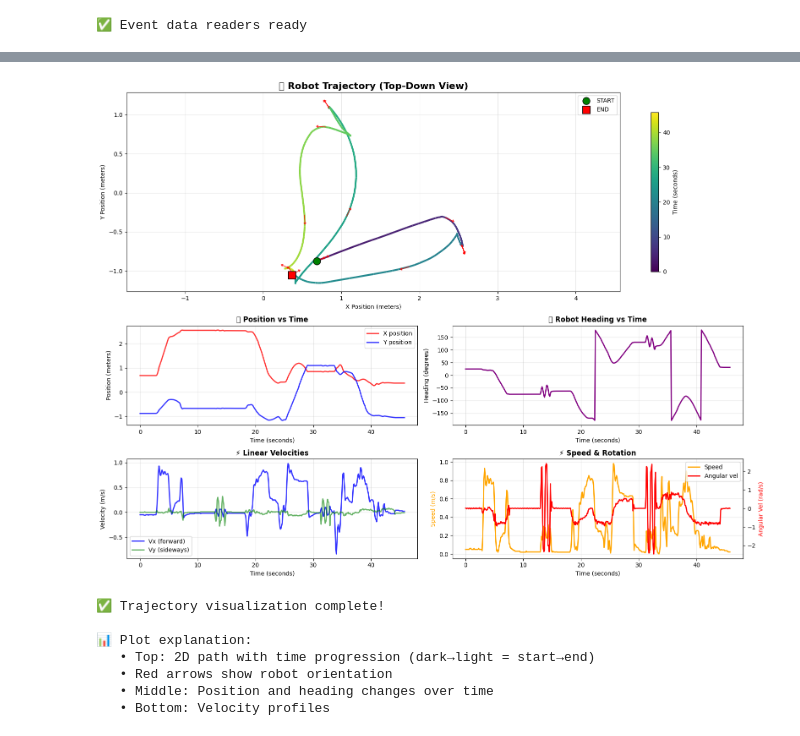
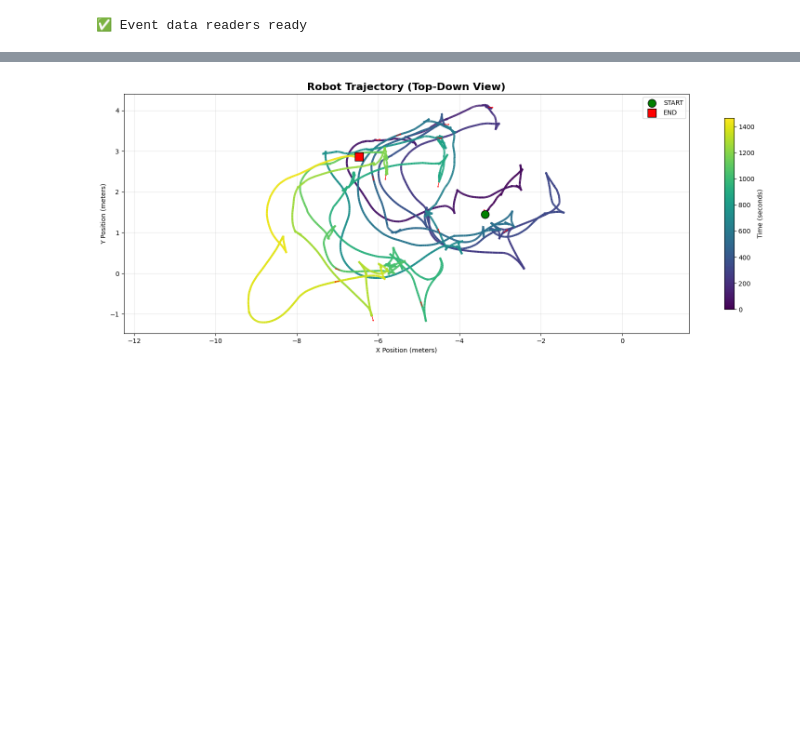
Before and after one commit to frovaaa/hogwarts, a Jupyter notebook: ros-server/simple_analysis.ipynb, the cells around one changed output, grey strips where cells are left out. Saved outputs shown, nothing was run; the diff lists cells and outputs as text; code cells hidden in the pictures; blank space fills up the shorter version.

Commit message:
Cleaned plots; Increased max points to remove any downsample, still editable

```diff
--- a/ros-server/simple_analysis.ipynb
+++ b/ros-server/simple_analysis.ipynb
@@ -40,7 +39,8 @@ print("🤖 Ready for odometry analysis!")
 🤖 Ready for odometry analysis!
 # %%
 # Configuration - Update your bag file path
-BAG_FILE = "/home/davide/hogwarts/ros-server/experiment_bags/test_08_2025-09-09T18-57-41-386Z/"
+# BAG_FILE = "experiment_bags/exp_pregassona_1_2025-09-13T07-16-09-907Z"
+BAG_FILE = "experiment_bags/exp_pregassona_2_2025-09-13T07-36-14-321Z"
 
 # Verify bag exists
 if os.path.exists(BAG_FILE):
@@ -452,94 +544,36 @@ if 'df' in locals() and not df.empty:
     # Add orientation arrows
     N = max(1, len(df) // 15)
     for i in range(0, len(df), N):
         robot_x = df['x'].iloc[i]
         robot_y = df['y'].iloc[i]
         robot_yaw = df['yaw'].iloc[i]
 
         arrow_length = 0.1
         dx = arrow_length * np.cos(robot_yaw)
         dy = arrow_length * np.sin(robot_yaw)
 
         ax1.arrow(robot_x, robot_y, dx, dy,
                  head_width=0.03, head_length=0.02,
                  fc='red', ec='red', alpha=0.7, zorder=5)
 
-    ax1.set_title('🗺️ Robot Trajectory (Top-Down View)', fontsize=16, fontweight='bold')
+    ax1.set_title('Robot Trajectory (Top-Down View)', fontsize=16, fontweight='bold')
     ax1.set_xlabel('X Position (meters)')
     ax1.set_ylabel('Y Position (meters)')
     ax1.grid(True, alpha=0.3)
     ax1.legend()
     ax1.axis('equal')
 
     # Colorbar
     cbar = plt.colorbar(line, ax=ax1, shrink=0.8)
     cbar.set_label('Time (seconds)', fontsize=10)
 
-    # 2. Position vs Time
-    ax2 = fig.add_subplot(gs[1, 0])
-    ax2.plot(df['time_rel'], df['x'], 'r-', linewidth=2, label='X position', alpha=0.8)
-    ax2.plot(df['time_rel'], df['y'], 'b-', linewidth=2, label='Y position', alpha=0.8)
-    ax2.set_title('📍 Position vs Time', fontweight='bold')
-    ax2.set_xlabel('Time (seconds)')
-    ax2.set_ylabel('Position (meters)')
-    ax2.legend()
-    ax2.grid(True, alpha=0.3)
-
-    # 3. Heading vs Time
-    ax3 = fig.add_subplot(gs[1, 1])
-    ax3.plot(df['time_rel'], df['yaw_deg'], 'purple', linewidth=2)
-    ax3.set_title('🧭 Robot Heading vs Time', fontweight='bold')
-    ax3.set_xlabel('Time (seconds)')
-    ax3.set_ylabel('Heading (degrees)')
-    ax3.grid(True, alpha=0.3)
-
-    # 4. Velocities
-    ax4 = fig.add_subplot(gs[2, 0])
-    ax4.plot(df['time_rel'], df['vx'], 'b-', linewidth=2, label='Vx (forward)', alpha=0.8)
-    ax4.plot(df['time_rel'], df['vy'], 'g-', linewidth=2, label='Vy (sideways)', alpha=0.6)
-    ax4.set_title('⚡ Linear Velocities', fontweight='bold')
-    ax4.set_xlabel('Time (seconds)')
-    ax4.set_ylabel('Velocity (m/s)')
-    ax4.legend()
-    ax4.grid(True, alpha=0.3)
-
-    # 5. Speed and Angular Velocity
-    ax5 = fig.add_subplot(gs[2, 1])
-    ax5.plot(df['time_rel'], df['speed'], 'orange', linewidth=2, label='Speed')
-    ax5_twin = ax5.twinx()
-    ax5_twin.plot(df['time_rel'], df['wz'], 'red', linewidth=2, label='Angular vel')
-    ax5.set_title('⚡ Speed & Rotation', fontweight='bold')
-    ax5.set_xlabel('Time (seconds)')
-    ax5.set_ylabel('Speed (m/s)', color='orange')
-    ax5_twin.set_ylabel('Angular Vel (rad/s)', color='red')
-    ax5.grid(True, alpha=0.3)
-
-    # Combined legend
-    lines1, labels1 = ax5.get_legend_handles_labels()
-    lines2, labels2 = ax5_twin.get_legend_handles_labels()
-    ax5.legend(lines1 + lines2, labels1 + labels2, loc='upper right')
-
     plt.tight_layout()
     plt.show()
 
-    print("✅ Trajectory visualization complete!")
-    print("\n📊 Plot explanation:")
-    print("   • Top: 2D path with time progression (dark→light = start→end)")
-    print("   • Red arrows show robot orientation")
-    print("   • Middle: Position and heading changes over time")
-    print("   • Bottom: Velocity profiles")
-
 else:
-    print("❌ No trajectory data to visualize")
+    print("No trajectory data to visualize")
 # %% [output]
-[figure, old version]
+[figure, new version]
-✅ Trajectory visualization complete!
-
-📊 Plot explanation:
-   • Top: 2D path with time progression (dark→light = start→end)
-   • Red arrows show robot orientation
-   • Middle: Position and heading changes over time
-   • Bottom: Velocity profiles
 # %%
 # Enhanced trajectory visualization with events
 if 'df' in locals() and not df.empty:
```
Also changed, not shown: parts of 10 cells of this notebook.
